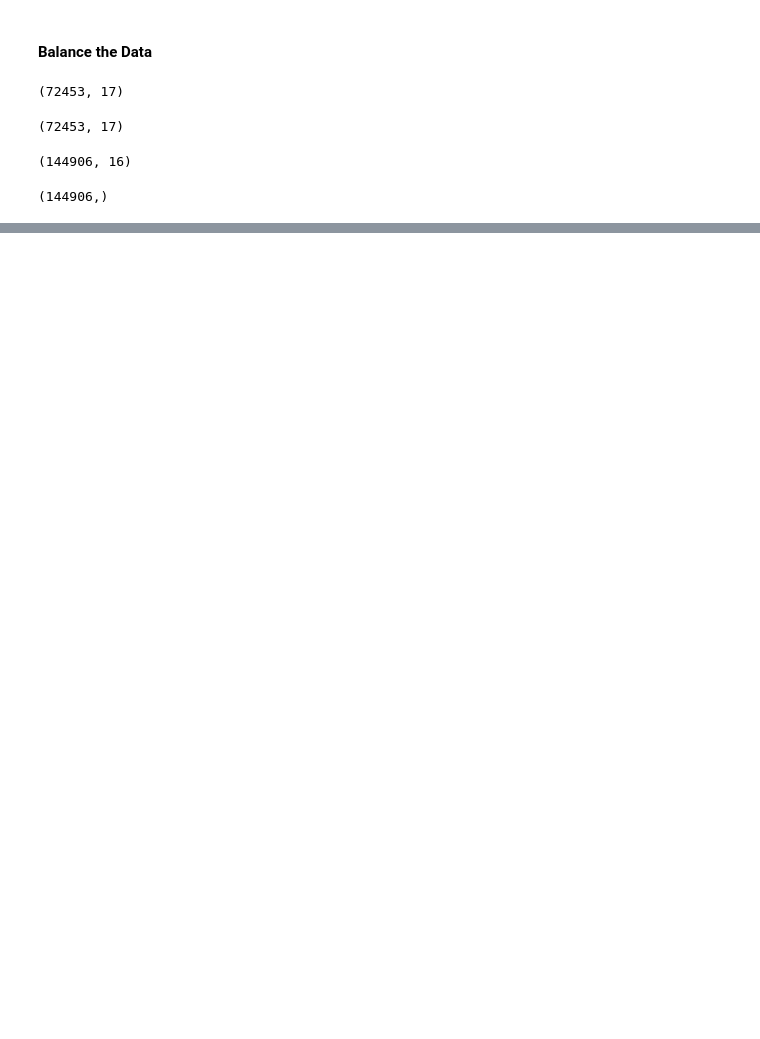
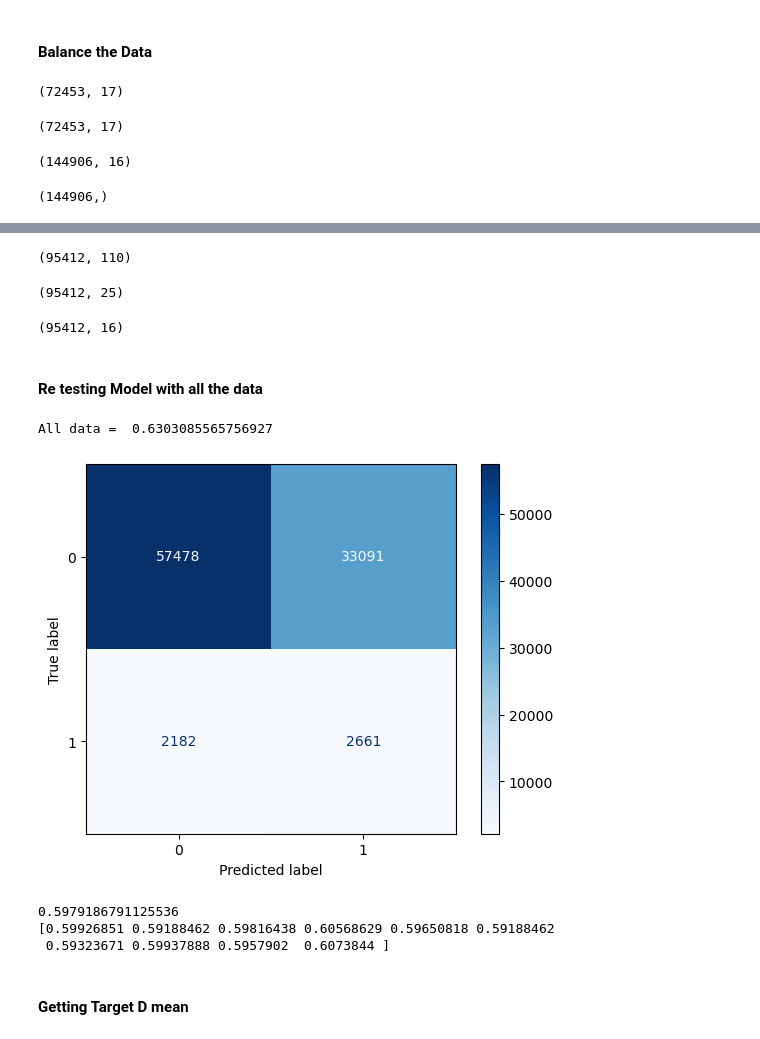
Before and after one commit to LuckyGardel/lab-random-forests, a Jupyter notebook: files_for_lab/Ramdom Forest Lab.ipynb, the cells around one changed output, grey strips where cells are left out. Drawn from its saved outputs; the diff is of its cells as text; code cells hidden in the pictures; blank space fills up the shorter version.

```diff
--- a/files_for_lab/Ramdom Forest Lab.ipynb
+++ b/files_for_lab/Ramdom Forest Lab.ipynb
@@ -575,0 +643,3 @@ print(cross_val_scores)
+# %%
+X = pd.concat([Xnum_scale,Xcat_encode], axis = 1)
+X
@@ -575,0 +660,36 @@ print(cross_val_scores)
+# %%
+X = X.drop(drop_list, axis = 1)
+X.shape
+# %% [output]
+(95412, 110)
+# %%
+X = X[col_list]
+X.shape
+# %% [output]
+(95412, 25)
+# %%
+X = X.drop(col_to_drop, axis = 1)
+X.shape
+# %% [output]
+(95412, 16)
+# %% [markdown]
+#### Re testing Model with all the data
+# %%
+print('All data = ',clf2.score(X,y))
+# %% [output]
+All data =  0.6303085565756927
+# %%
+plot_confusion_matrix(clf2, X,y,cmap=plt.cm.Blues)
+plt.show()
+# %% [output]
+[figure, added]
+# %%
+cross_val_scores = cross_val_score(clf2, X_train_oversampled, y_train_oversampled, cv=10)
+print(np.mean(cross_val_scores))
+print(cross_val_scores)
+# %% [output]
+0.5979186791125536
+[0.59926851 0.59188462 0.59816438 0.60568629 0.59650818 0.59188462
+ 0.59323671 0.59937888 0.5957902  0.6073844 ]
+# %% [markdown]
+#### Getting Target D mean
```
Also changed, not shown: parts of 51 cells of this notebook.
